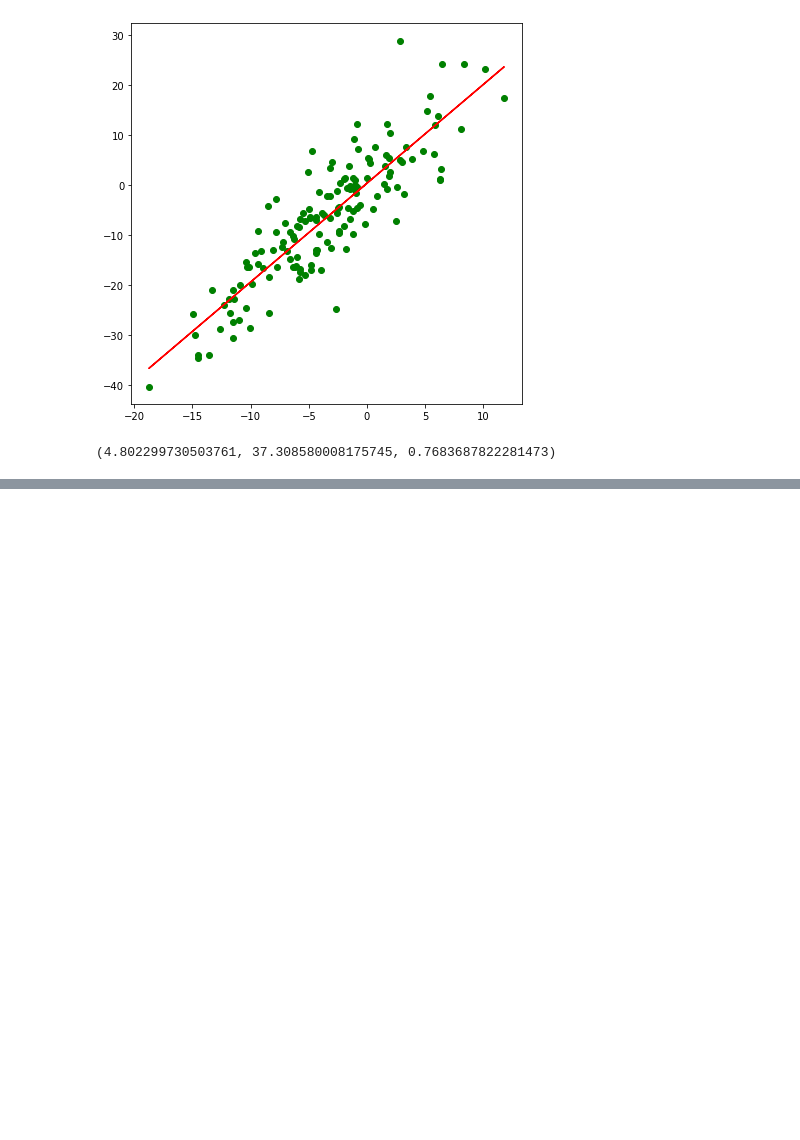
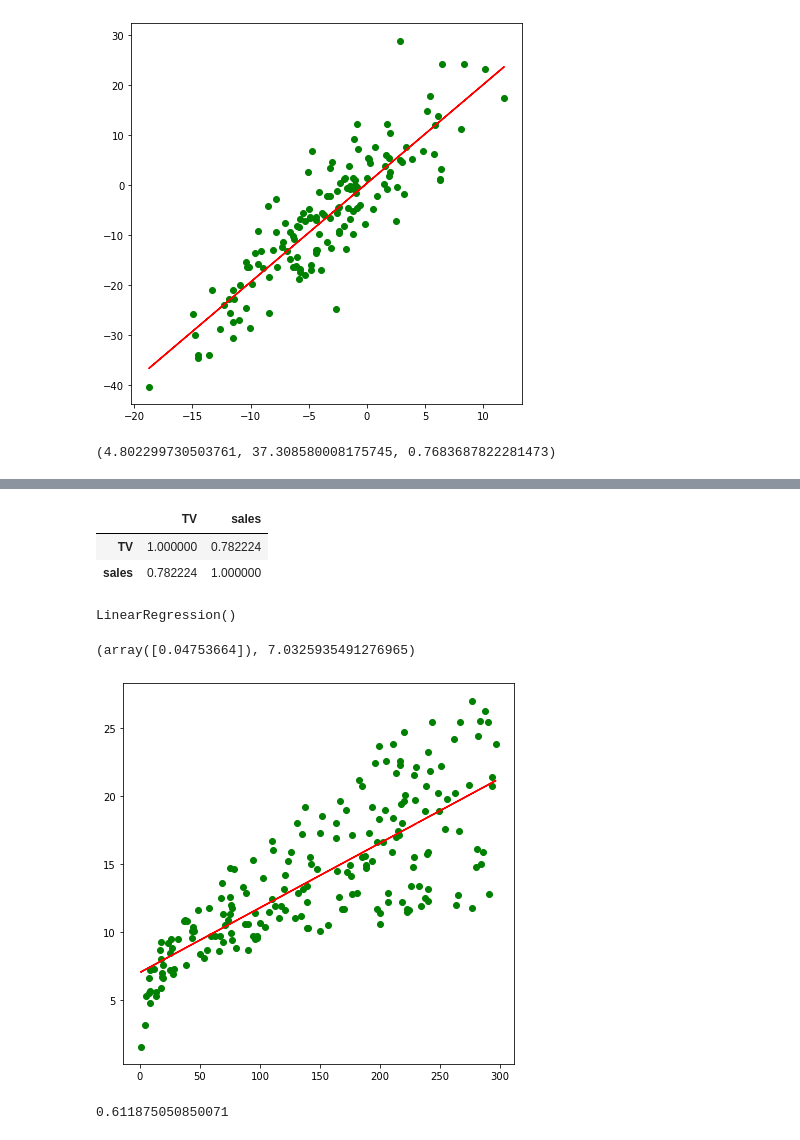
Before and after one commit to pad1903alx/kursalx, a Jupyter notebook: Dzien06/02-regresja.ipynb, the cells around one changed output, grey strips where cells are left out. Drawn from its saved outputs; the diff is of its cells as text; code cells hidden in the pictures; blank space fills up the shorter version.

```diff
--- a/Dzien06/02-regresja.ipynb
+++ b/Dzien06/02-regresja.ipynb
@@ -103,0 +106,3 @@ mean_absolute_error(y, y_pred), mean_squared_error(y, y_pred), r2_score(y, y_pre
+# %%
+df = pd.read_csv("http://51.91.120.89/extras/advertising.csv", usecols=["TV","sales"])
+df
@@ -103,0 +123,27 @@ mean_absolute_error(y, y_pred), mean_squared_error(y, y_pred), r2_score(y, y_pre
+# %%
+df.corr()
+# %% [output]
+|  | TV | sales |
+| TV | 1.000000 | 0.782224 |
+| sales | 0.782224 | 1.000000 |
+# %%
+X = df.TV.values.reshape(-1,1)
+y = df.sales
+# %%
+model = LinearRegression()
+model.fit(X, y)
+# %% [output]
+LinearRegression()
+# %%
+model.coef_, model.intercept_
+# %% [output]
+(array([0.04753664]), 7.0325935491276965)
+# %%
+plot_lines(X, y, (model.coef_[0], model.intercept_) )
+# %% [output]
+[figure, added]
+# %%
+y_pred = model.predict(X)
+r2_score(y, y_pred)
+# %% [output]
+0.611875050850071
```
Also changed, not shown: parts of 29 cells of this notebook.
